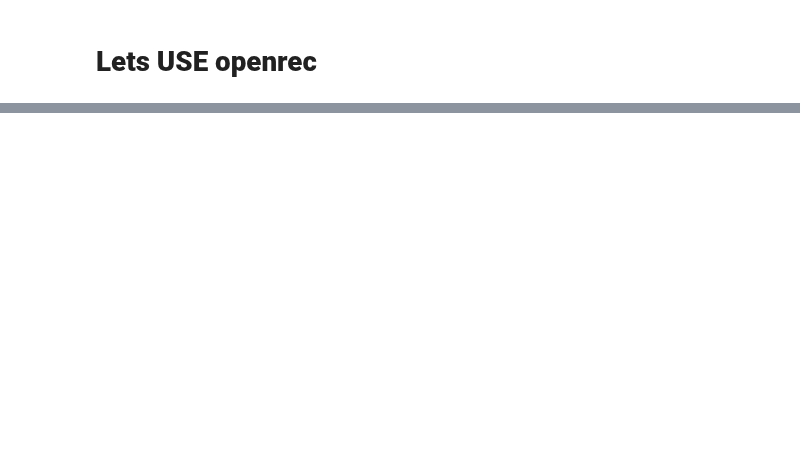
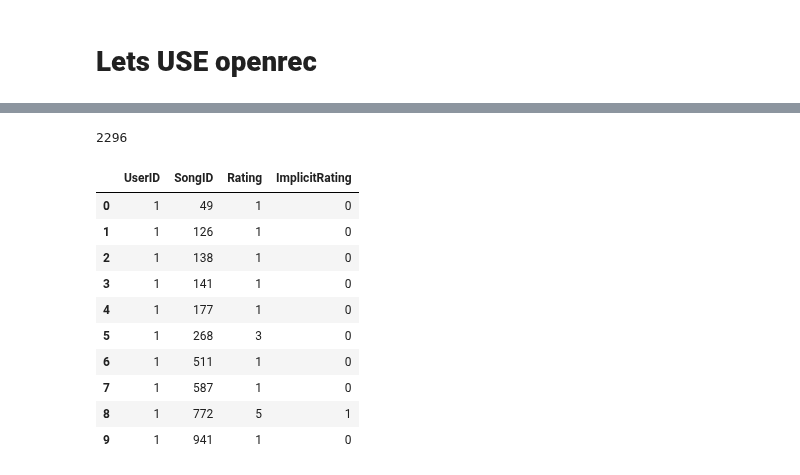
Before and after one commit to peetceenatoo/my-first-research-project, a Jupyter notebook: Explore-Datatset.ipynb, the cells around one changed output, grey strips where cells are left out. Saved outputs shown, nothing was run; the diff lists cells and outputs as text; code cells hidden in the pictures; blank space fills up the shorter version.

```diff
--- a/Explore-Datatset.ipynb
+++ b/Explore-Datatset.ipynb
@@ -452,0 +347,29 @@ INFO:tensorflow:./pmf-yahoo-50000 is not in all_model_checkpoint_paths. Manually
+# %%
+# Converting arrays to sets
+set1 = set(usersWithNegativeInteractionTestSet)
+set2 = set(usersWithPositiveInteractionTestSet)
+
+set_train = set(valid_users_trainset)
+
+# Finding the intersection
+valid_users_testset = set1 & set2 & set_train
+# %%
+len(valid_users_testset)
+# %% [output]
+2296
+# %%
+df_test_filtered = df_test[df_test["UserID"].isin(valid_users_testset)]
+# %%
+df_test_filtered.head(10)
+# %% [output]
+|  | UserID | SongID | Rating | ImplicitRating |
+| 0 | 1 | 49 | 1 | 0 |
+| 1 | 1 | 126 | 1 | 0 |
+| 2 | 1 | 138 | 1 | 0 |
+| 3 | 1 | 141 | 1 | 0 |
+| 4 | 1 | 177 | 1 | 0 |
+| 5 | 1 | 268 | 3 | 0 |
+| 6 | 1 | 511 | 1 | 0 |
+| 7 | 1 | 587 | 1 | 0 |
+| 8 | 1 | 772 | 5 | 1 |
+| 9 | 1 | 941 | 1 | 0 |
```
Also changed, not shown: parts of 15 cells of this notebook.
